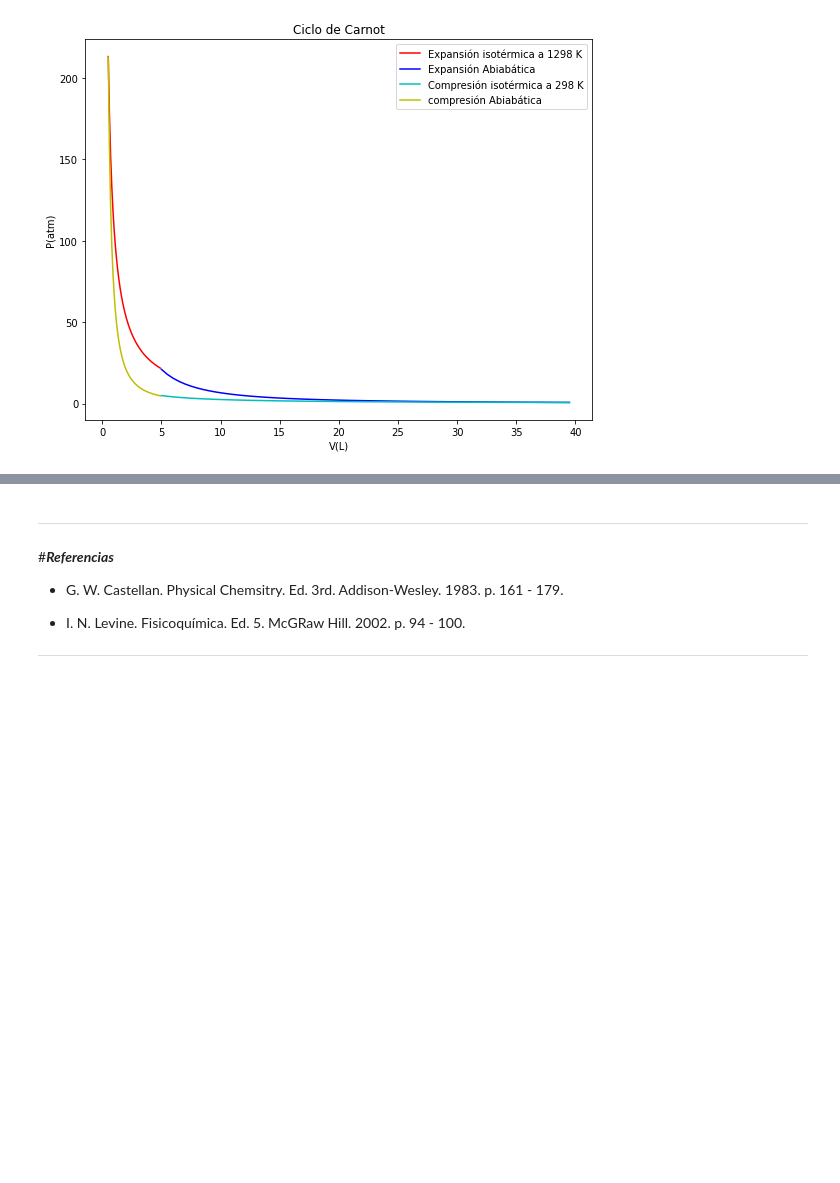
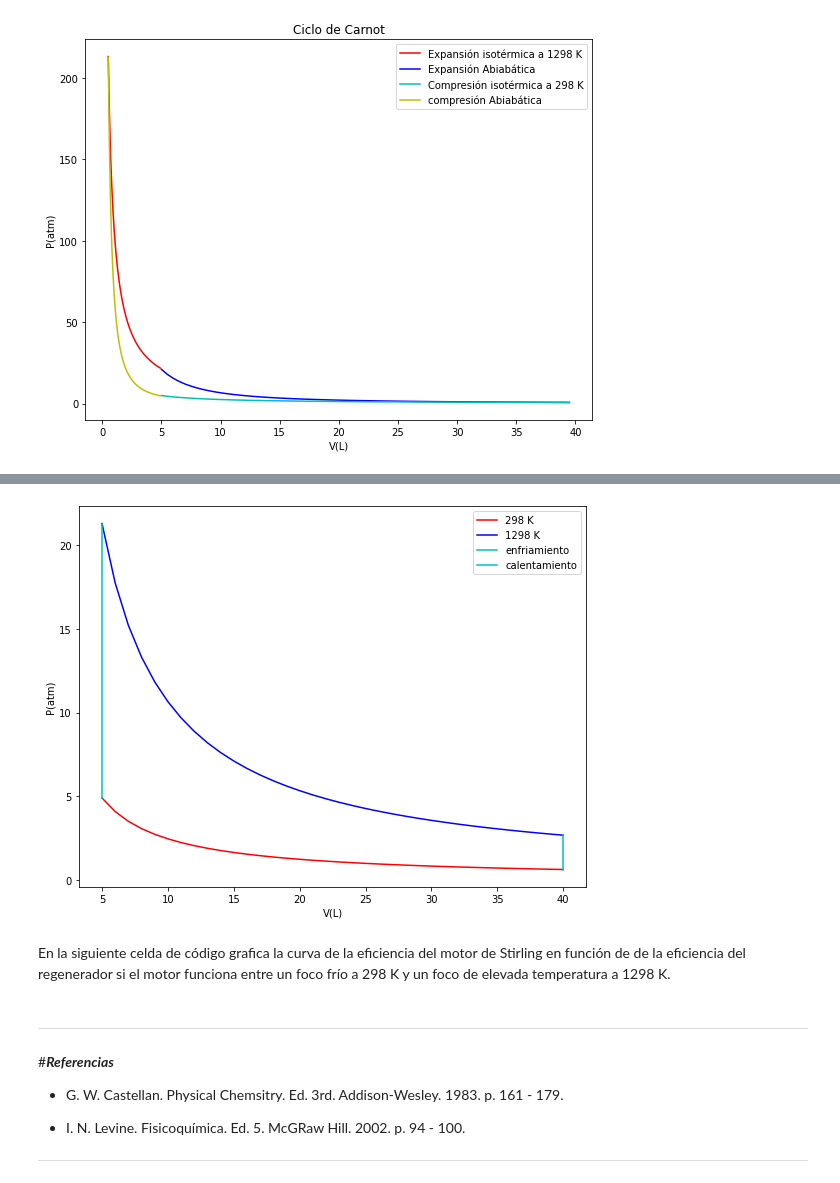
Before and after one commit to wavallejol/ColabChem2, a Jupyter notebook: Sesión8_MaquinaTermica.ipynb, the cells around one changed output, grey strips where cells are left out. Drawn from its saved outputs; the diff is of its cells as text; code cells hidden in the pictures; blank space fills up the shorter version.

```diff
--- a/Sesión8_MaquinaTermica.ipynb
+++ b/Sesión8_MaquinaTermica.ipynb
@@ -97,3 +118,32 @@ Bajo que condiciones la eficiencia de la maquina de carnot tendria 100 %. ¿Esta
+# %%
+import numpy as np
+import matplotlib.pyplot as plt # importación de bibliotecas
+
+V= np.arange(5,41,1)     # definimos el rango de dstos del Volumen
+Tc=np.arange(298,1298,1)
+V2=np.ones(1000)*40
+V1=np.ones(1000)*5
+P1=0.08206*298/V           # determinamos la presión para cada valor de volumen
+P2=0.08206*1298/V
+P3=0.08206*Tc/40          # Enfriamiento isocórico
+P4=0.08206*Tc/5           # Calentamiento isocórico
+
+plt.figure(figsize=(20,7))
+plt.subplot(1,2,1)
+
+plt.plot(V,P1, "r", label="298 K")    # definimos los parametros para graficar la cruva PV
+plt.plot(V,P2, "b", label="1298 K")
+plt.plot(V2,P3, "c", label="enfriamiento")
+plt.plot(V1,P4, "c", label="calentamiento")
+plt.ylabel('P(atm)')
+plt.xlabel('V(L)')
+plt.legend()
+
+plt.show()
+# %% [output]
+[figure, added]
+# %% [markdown]
+En la siguiente celda de código grafica la curva de la eficiencia del motor de Stirling en función de de la eficiencia del regenerador si el motor funciona entre un foco frío a 298 K y un foco de elevada temperatura a 1298 K.
 # %% [markdown]
 ---
 #***Referencias***
```
Also changed, not shown: parts of 7 cells of this notebook.
